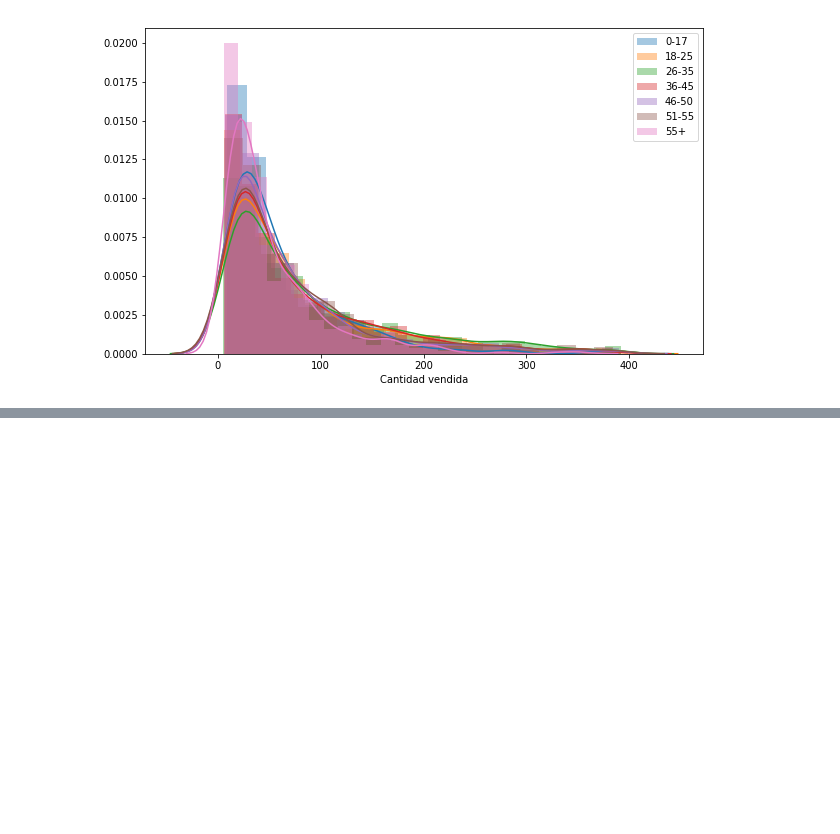
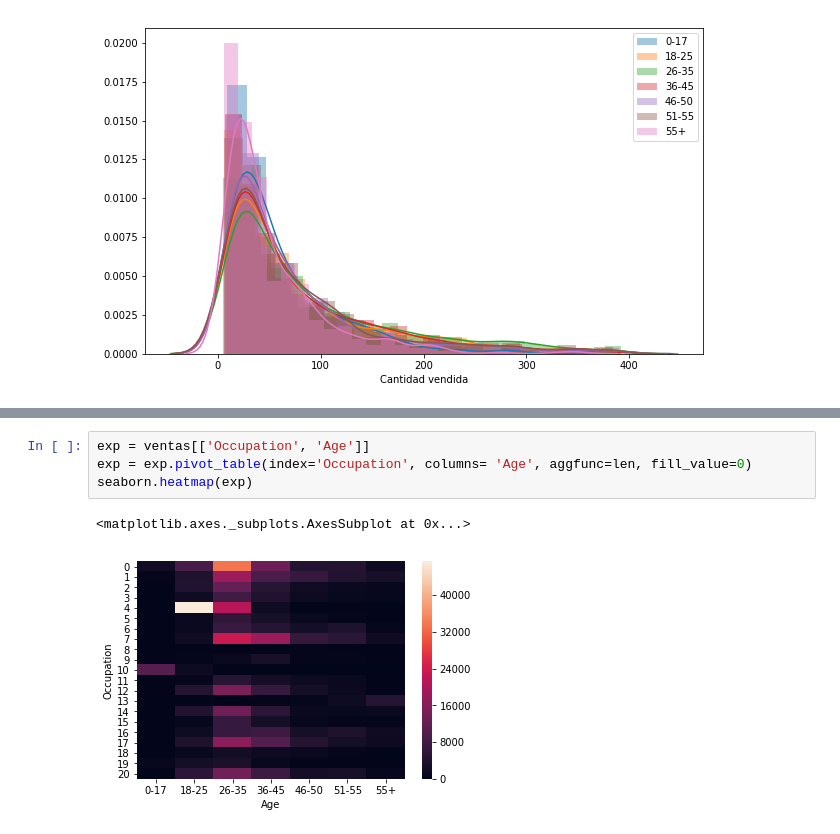
Before and after one commit to FranciscoEspinosa/Mentorias, a Jupyter notebook: 01_analysis_visualization.ipynb, the cells around one changed output, grey strips where cells are left out. Drawn from its saved outputs; the diff is of its cells as text; blank space fills up the shorter version.

```diff
--- a/01_analysis_visualization.ipynb
+++ b/01_analysis_visualization.ipynb
@@ -1285,0 +1353,7 @@ plt.legend()
+# %%
+exp = ventas[['Occupation', 'Age']]
+exp = exp.pivot_table(index='Occupation', columns= 'Age', aggfunc=len, fill_value=0)
+seaborn.heatmap(exp)
+# %% [output]
+<matplotlib.axes._subplots.AxesSubplot at 0x...>
+[figure, added]
```
Also changed, not shown: parts of 9 cells of this notebook.
